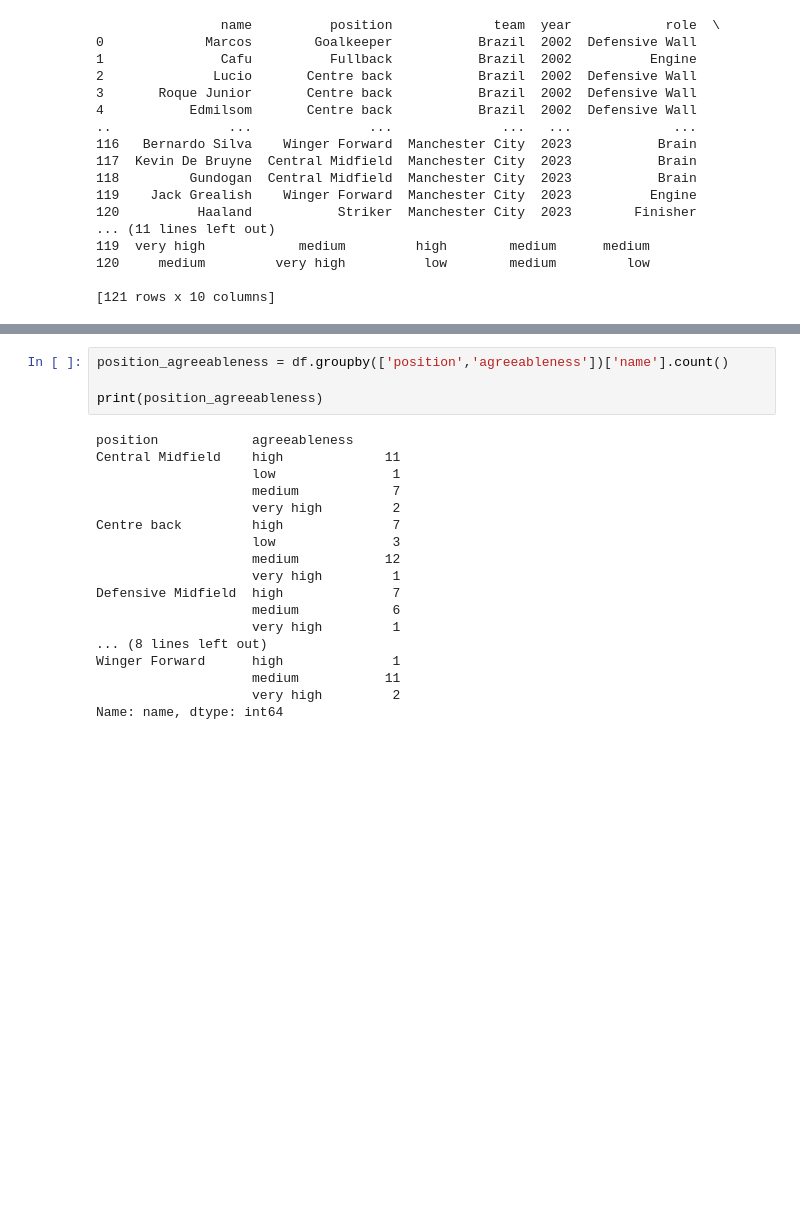
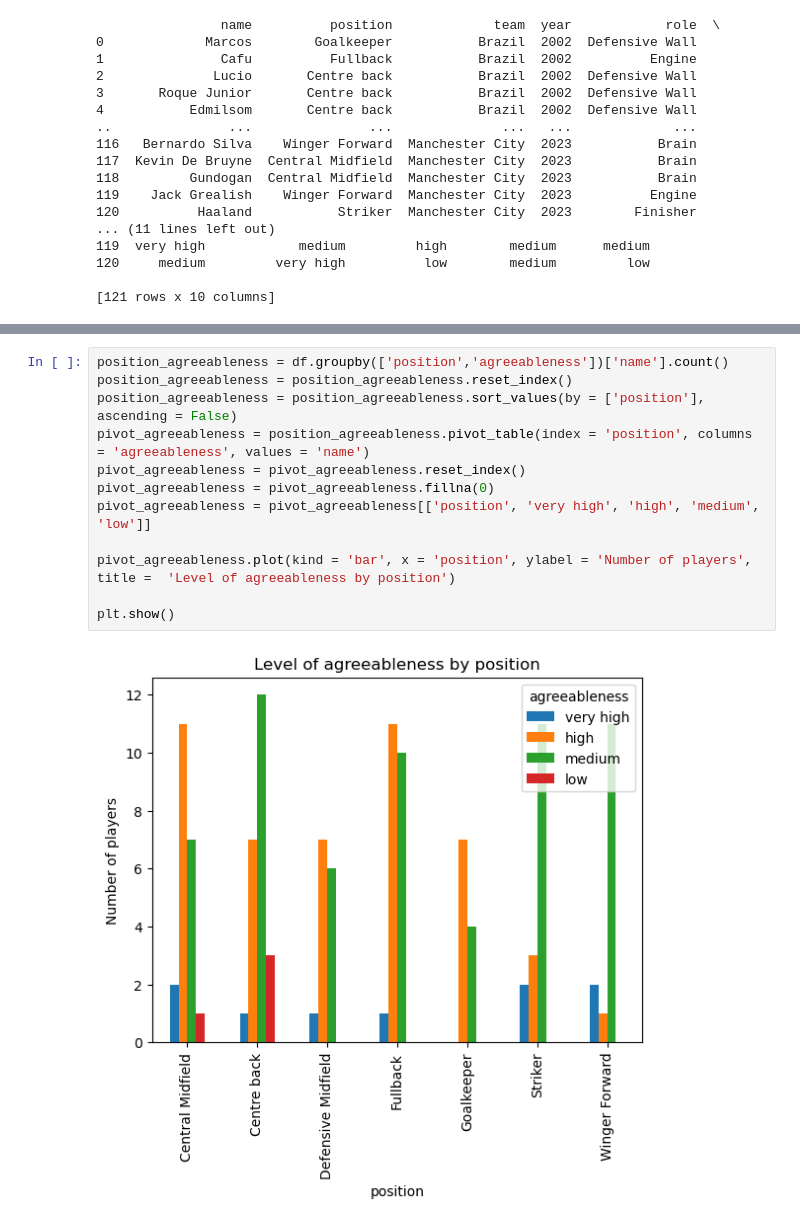
Before and after one commit to Cmb350/football_personalities_analysis, a Jupyter notebook: 7_Soccer_dashboard/football_players_personalities.ipynb, the cells around one changed output, grey strips where cells are left out. Drawn from its saved outputs; the diff is of its cells as text; blank space fills up the shorter version.

```diff
--- a/7_Soccer_dashboard/football_players_personalities.ipynb
+++ b/7_Soccer_dashboard/football_players_personalities.ipynb
@@ -95,22 +157,14 @@ Name: name, dtype: int64
 # %%
 position_agreeableness = df.groupby(['position','agreeableness'])['name'].count()
+position_agreeableness = position_agreeableness.reset_index()
+position_agreeableness = position_agreeableness.sort_values(by = ['position'], ascending = False)
+pivot_agreeableness = position_agreeableness.pivot_table(index = 'position', columns = 'agreeableness', values = 'name')
+pivot_agreeableness = pivot_agreeableness.reset_index()
+pivot_agreeableness = pivot_agreeableness.fillna(0)
+pivot_agreeableness = pivot_agreeableness[['position', 'very high', 'high', 'medium', 'low']]
 
-print(position_agreeableness)
+pivot_agreeableness.plot(kind = 'bar', x = 'position', ylabel = 'Number of players', title =  'Level of agreeableness by position')
+
+plt.show()
 # %% [output]
-position            agreeableness
-Central Midfield    high             11
-                    low               1
-                    medium            7
-                    very high         2
-Centre back         high              7
-                    low               3
-                    medium           12
-                    very high         1
-Defensive Midfield  high              7
-                    medium            6
-                    very high         1
-... (8 lines left out)
-Winger Forward      high              1
-                    medium           11
-                    very high         2
-Name: name, dtype: int64
+[figure, added]
```
Also changed, not shown: parts of 12 cells of this notebook.
